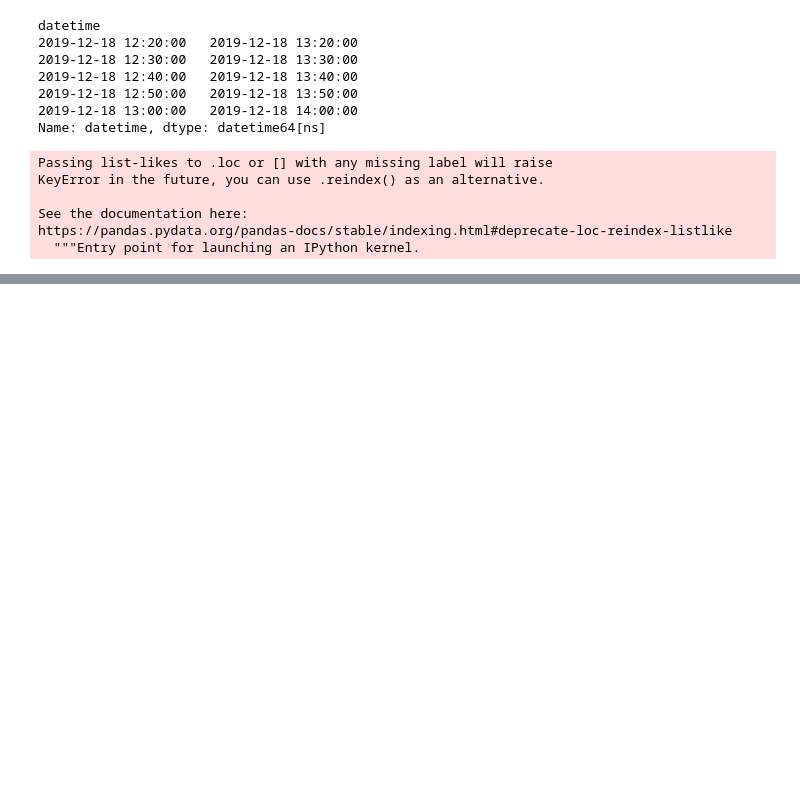
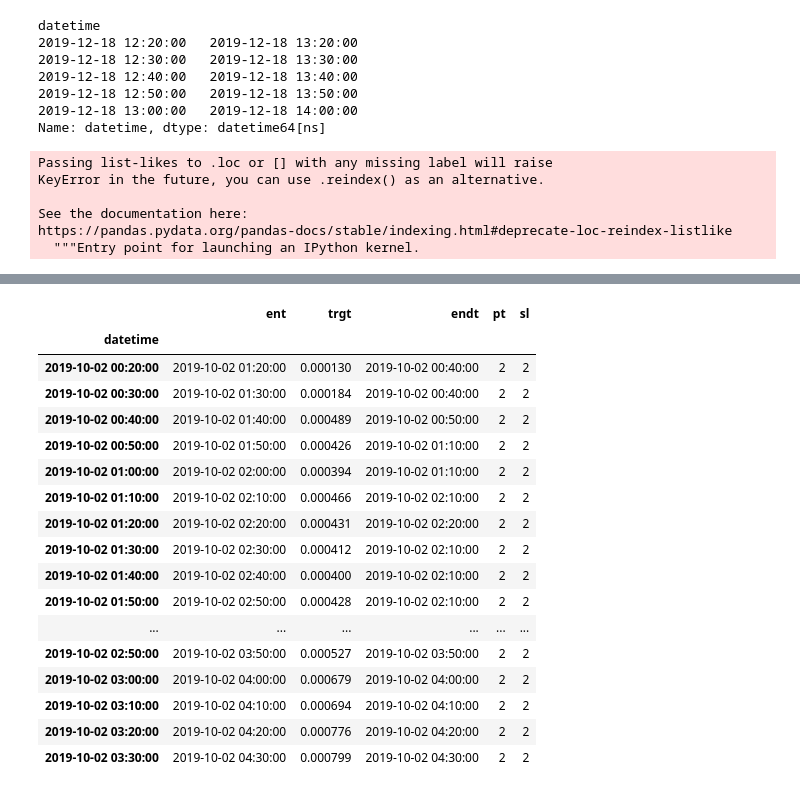
Before and after one commit to ClockworkBunny/quant_models, a Jupyter notebook: TestingNotebooks/TEST_labeling.ipynb, the cells around one changed output, grey strips where cells are left out. Saved outputs shown, nothing was run; the diff lists cells and outputs as text; code cells hidden in the pictures; blank space fills up the shorter version.

```diff
--- a/TestingNotebooks/TEST_labeling.ipynb
+++ b/TestingNotebooks/TEST_labeling.ipynb
@@ -197,0 +233,21 @@ num_threads = 2
+# %%
+events.head(20)
+# %% [output]
+|  | ent | trgt | endt | pt | sl |
+| datetime |  |  |  |  |  |
+| 2019-10-02 00:20:00 | 2019-10-02 01:20:00 | 0.000130 | 2019-10-02 00:40:00 | 2 | 2 |
+| 2019-10-02 00:30:00 | 2019-10-02 01:30:00 | 0.000184 | 2019-10-02 00:40:00 | 2 | 2 |
+| 2019-10-02 00:40:00 | 2019-10-02 01:40:00 | 0.000489 | 2019-10-02 00:50:00 | 2 | 2 |
+| 2019-10-02 00:50:00 | 2019-10-02 01:50:00 | 0.000426 | 2019-10-02 01:10:00 | 2 | 2 |
+| 2019-10-02 01:00:00 | 2019-10-02 02:00:00 | 0.000394 | 2019-10-02 01:10:00 | 2 | 2 |
+| 2019-10-02 01:10:00 | 2019-10-02 02:10:00 | 0.000466 | 2019-10-02 02:10:00 | 2 | 2 |
+| 2019-10-02 01:20:00 | 2019-10-02 02:20:00 | 0.000431 | 2019-10-02 02:20:00 | 2 | 2 |
+| 2019-10-02 01:30:00 | 2019-10-02 02:30:00 | 0.000412 | 2019-10-02 02:10:00 | 2 | 2 |
+| 2019-10-02 01:40:00 | 2019-10-02 02:40:00 | 0.000400 | 2019-10-02 02:10:00 | 2 | 2 |
+| 2019-10-02 01:50:00 | 2019-10-02 02:50:00 | 0.000428 | 2019-10-02 02:10:00 | 2 | 2 |
+| ... | ... | ... | ... | ... | ... |
+| 2019-10-02 02:50:00 | 2019-10-02 03:50:00 | 0.000527 | 2019-10-02 03:50:00 | 2 | 2 |
+| 2019-10-02 03:00:00 | 2019-10-02 04:00:00 | 0.000679 | 2019-10-02 04:00:00 | 2 | 2 |
+| 2019-10-02 03:10:00 | 2019-10-02 04:10:00 | 0.000694 | 2019-10-02 04:10:00 | 2 | 2 |
+| 2019-10-02 03:20:00 | 2019-10-02 04:20:00 | 0.000776 | 2019-10-02 04:20:00 | 2 | 2 |
+| 2019-10-02 03:30:00 | 2019-10-02 04:30:00 | 0.000799 | 2019-10-02 04:30:00 | 2 | 2 |
```
Also changed, not shown: parts of 28 cells of this notebook, 1 other file.
